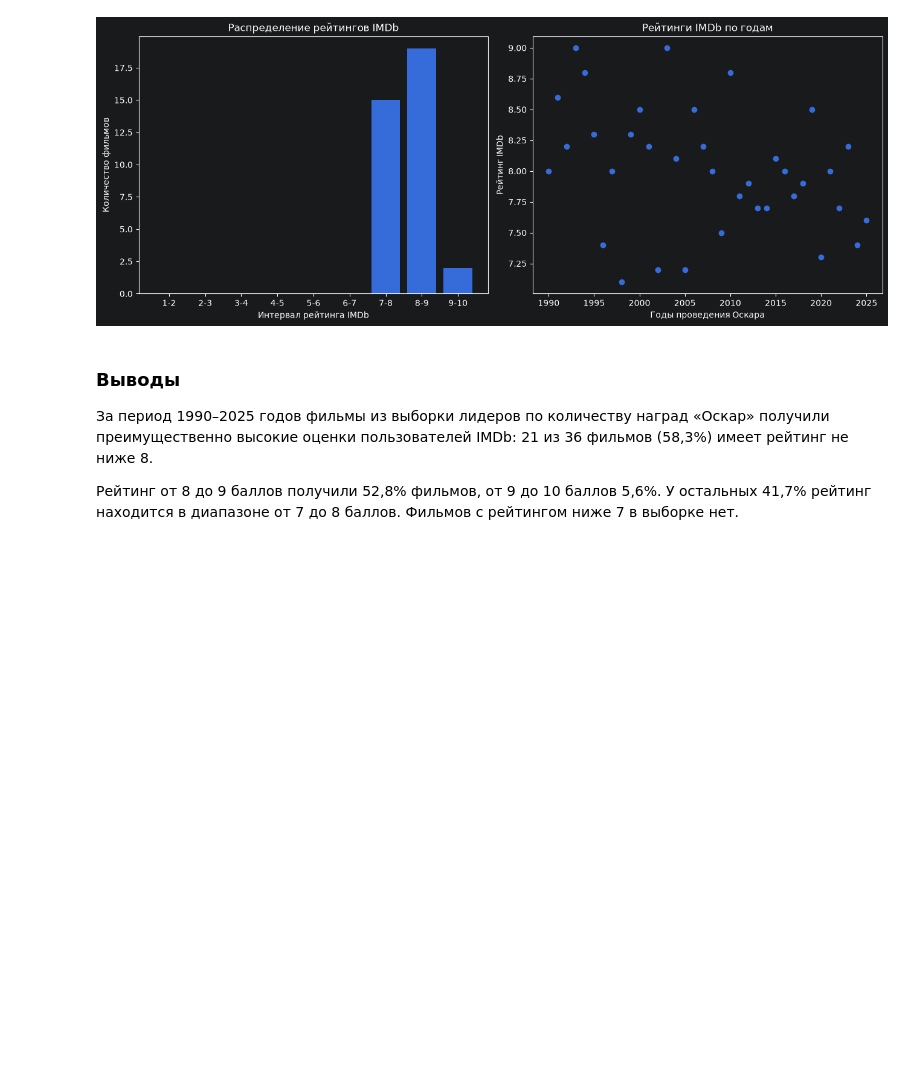
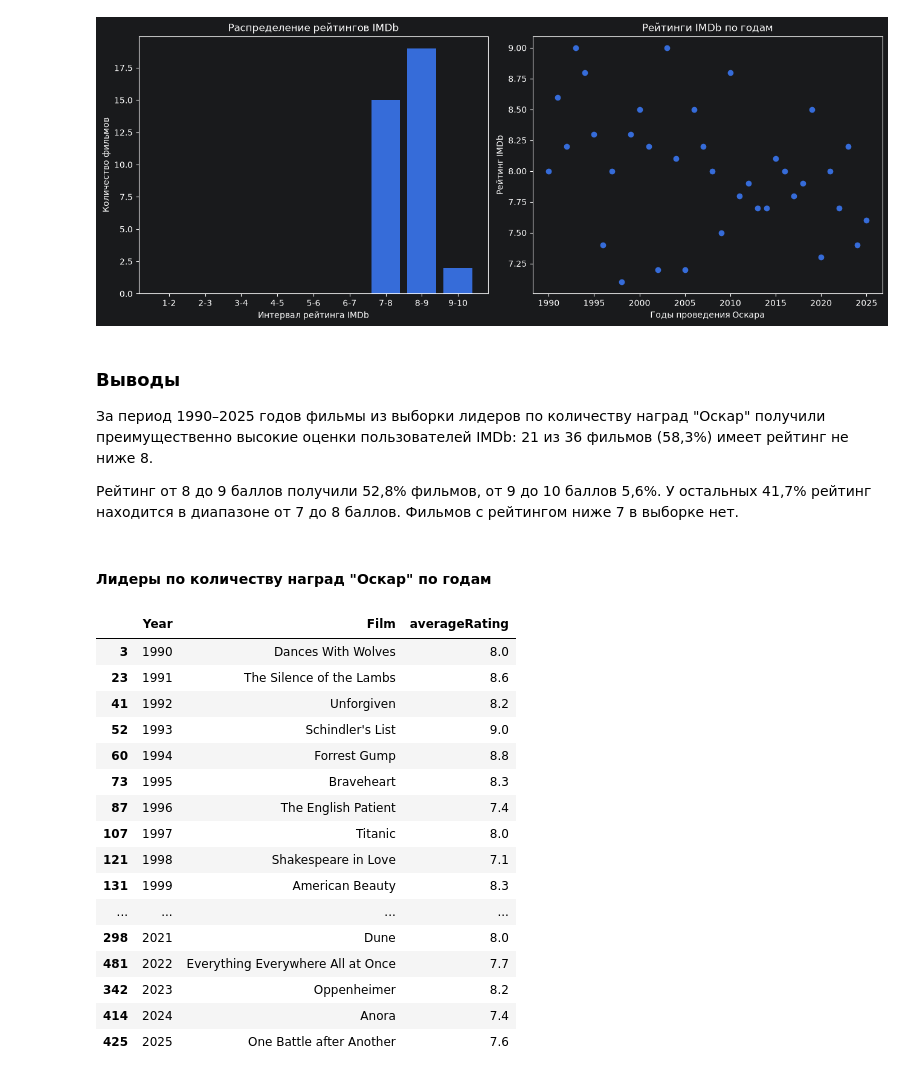
Before and after one commit to STPolya/oscars-imdb-analysis, a Jupyter notebook: analysis.ipynb, the cells around one changed output. Cells and saved outputs as stored; diff of their text form; code cells hidden in the pictures; blank space fills up the shorter version.

```diff
--- a/analysis.ipynb
+++ b/analysis.ipynb
@@ -72,9 +97,9 @@ plt.show()
 top_awarded_films = (
     nominations_ratings.loc[
         nominations_ratings['Winner'],
-        ['FilmId', 'Year', 'Winner', 'averageRating']
+        ['FilmId', 'Year', 'Film', 'Winner', 'averageRating']
     ]
-    .groupby(['FilmId', 'Year', 'Winner', 'averageRating'], as_index=False)
+    .groupby(['FilmId', 'Year', 'Film', 'Winner', 'averageRating'], as_index=False)
     .agg(film_count=('Winner', 'count'))
     .query('film_count != 0')
     .sort_values('film_count', ascending=False)
@@ -82,8 +107,8 @@ top_awarded_films = (
     .drop(columns=['FilmId', 'Winner', 'film_count'])
 )
 
-top_awarded_distribution = calculate_rating_distribution(top_awarded_films)
-display(top_awarded_distribution)
+top_awarded_distribution = calculate_rating_distribution(top_awarded_films[['Year', 'averageRating']])
+top_awarded_distribution
 # %% [output]
 |  | rating_range | film_count | film_share_pct |
 | 0 | 1-2 | 0 | 0.0 |
@@ -111,6 +136,28 @@ plt.show()
 [figure]
 # %% [markdown]
 ### Выводы
-За период 1990–2025 годов фильмы из выборки лидеров по количеству наград «Оскар» получили преимущественно высокие оценки пользователей IMDb: 21 из 36 фильмов (58,3%) имеет рейтинг не ниже 8.
+За период 1990–2025 годов фильмы из выборки лидеров по количеству наград "Оскар" получили преимущественно высокие оценки пользователей IMDb: 21 из 36 фильмов (58,3%) имеет рейтинг не ниже 8.
 
 Рейтинг от 8 до 9 баллов получили 52,8% фильмов, от 9 до 10 баллов 5,6%. У остальных 41,7% рейтинг находится в диапазоне от 7 до 8 баллов. Фильмов с рейтингом ниже 7 в выборке нет.
+# %% [markdown]
+#### Лидеры по количеству наград "Оскар" по годам
+# %%
+top_awarded_films.sort_values('Year', ascending=True)
+# %% [output]
+|  | Year | Film | averageRating |
+| 3 | 1990 | Dances With Wolves | 8.0 |
+| 23 | 1991 | The Silence of the Lambs | 8.6 |
+| 41 | 1992 | Unforgiven | 8.2 |
+| 52 | 1993 | Schindler's List | 9.0 |
+| 60 | 1994 | Forrest Gump | 8.8 |
+| 73 | 1995 | Braveheart | 8.3 |
+| 87 | 1996 | The English Patient | 7.4 |
+| 107 | 1997 | Titanic | 8.0 |
+| 121 | 1998 | Shakespeare in Love | 7.1 |
+| 131 | 1999 | American Beauty | 8.3 |
+| ... | ... | ... | ... |
+| 298 | 2021 | Dune | 8.0 |
+| 481 | 2022 | Everything Everywhere All at Once | 7.7 |
+| 342 | 2023 | Oppenheimer | 8.2 |
+| 414 | 2024 | Anora | 7.4 |
+| 425 | 2025 | One Battle after Another | 7.6 |
```
Also changed, not shown: parts of 9 cells of this notebook, 2 other files.
